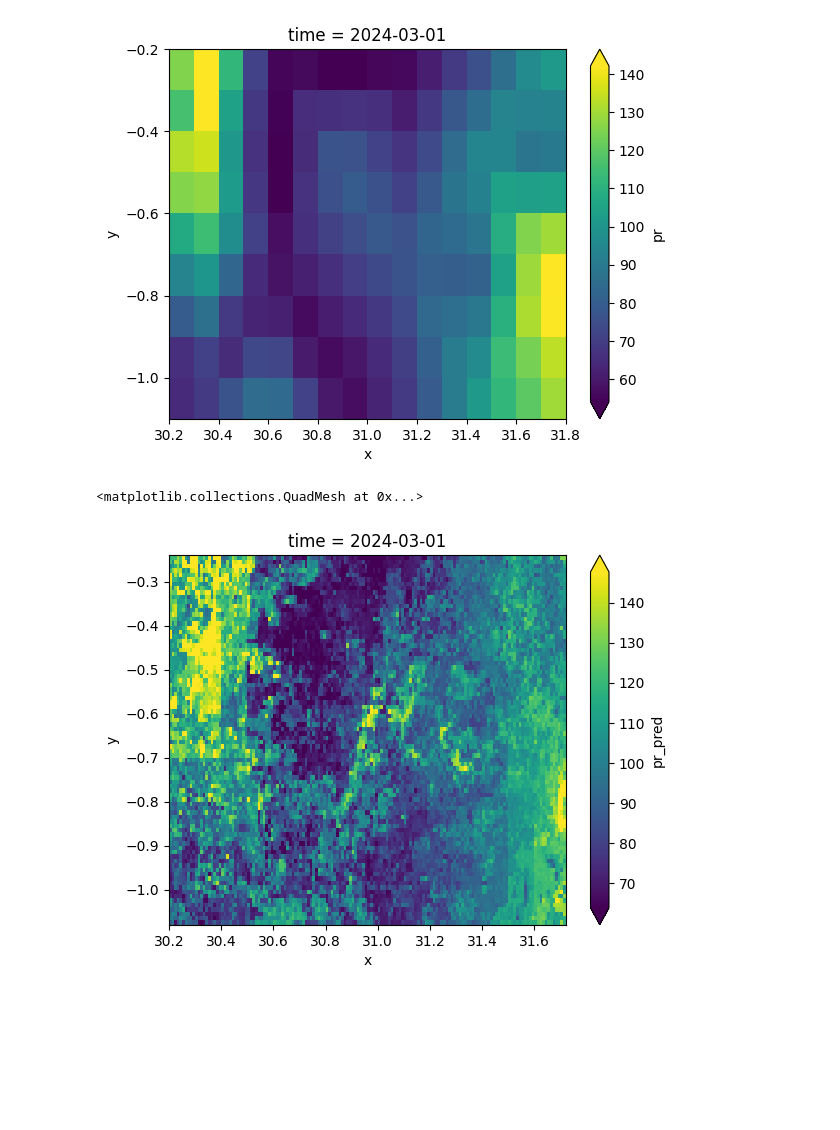
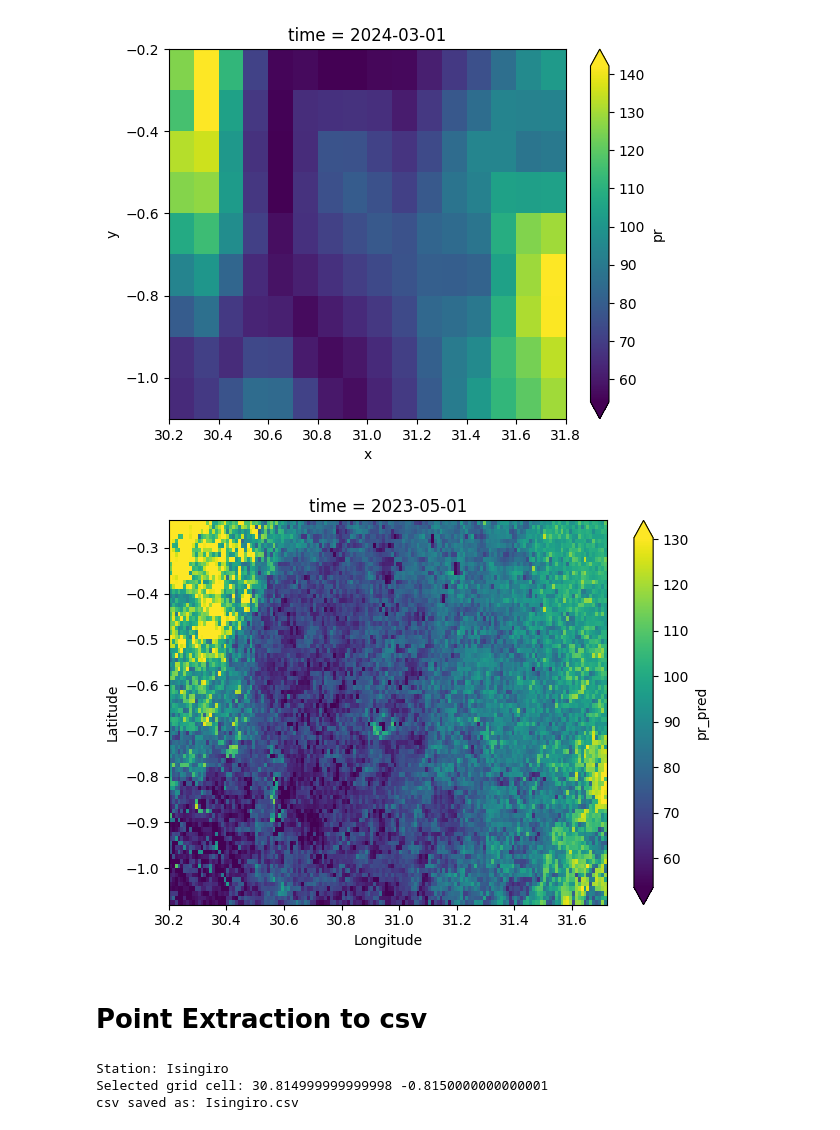
Before and after one commit to AbbasNkundizana/Rwizi_Climate, a Jupyter notebook: precipitationDownscaling.ipynb, the cells around one changed output. Drawn from its saved outputs; the diff is of its cells as text; code cells hidden in the pictures; blank space fills up the shorter version.

```diff
--- a/precipitationDownscaling.ipynb
+++ b/precipitationDownscaling.ipynb
@@ -401,9 +326,60 @@ pr_10km.pr.isel(time = 110).plot(
 [figure]
 # %%
 #Predicted Precipitation
-pr_1km.isel(time = 110).plot(
-    x = 'x', y = 'y', robust = True
+pr_1km.isel(time = 100).plot(
+    x = 'x', y = 'y', robust = True,
 )
+
+import matplotlib.pyplot as plt
+plt.xlabel("Longitude")
+plt.ylabel("Latitude")
+plt.tight_layout()
+plt.show()
 # %% [output]
-<matplotlib.collections.QuadMesh at 0x...>
-[figure, old version]
+[figure, new version]
+# %% [markdown]
+# **Point Extraction to csv**
+# %%
+#Extract and Export Monthly Predictions
+import pandas as pd
+
+#Rwizi Station Names and Cordinates
+#1. Isingiro_814005; 30.816240, -0.815240
+#2. Rakai_814017; 31.403100, -0.706100
+#3. Rwonyo_814018; 30.96641, -0.63403
+
+#Enter Station name and coordinates
+station = 'Isingiro'
+lon, lat = 30.816240, -0.815240
+
+# Extract monthly precipitation values from nearest grid cell
+point = pr_1km.sel(
+    x=lon,
+    y=lat,
+    method='nearest'
+).compute()
+
+monthly_values = (
+    point
+    .to_series()
+    .rename('Precipitation_mm')
+    .reset_index()
+    [['time', 'Precipitation_mm']]
+    .rename(columns={'time': 'Date'})
+)
+
+# Export to CSV
+output_csv = f'{station}.csv'
+
+monthly_values.to_csv(
+    output_csv,
+    index=False
+)
+
+print('Station:', station)
+print('Selected grid cell:', float(point.x), float(point.y))
+print('csv saved as:', output_csv)
+# %% [output]
+Station: Isingiro
+Selected grid cell: 30.814999999999998 -0.8150000000000001
+csv saved as: Isingiro.csv
```
Also changed, not shown: parts of 10 cells of this notebook.
